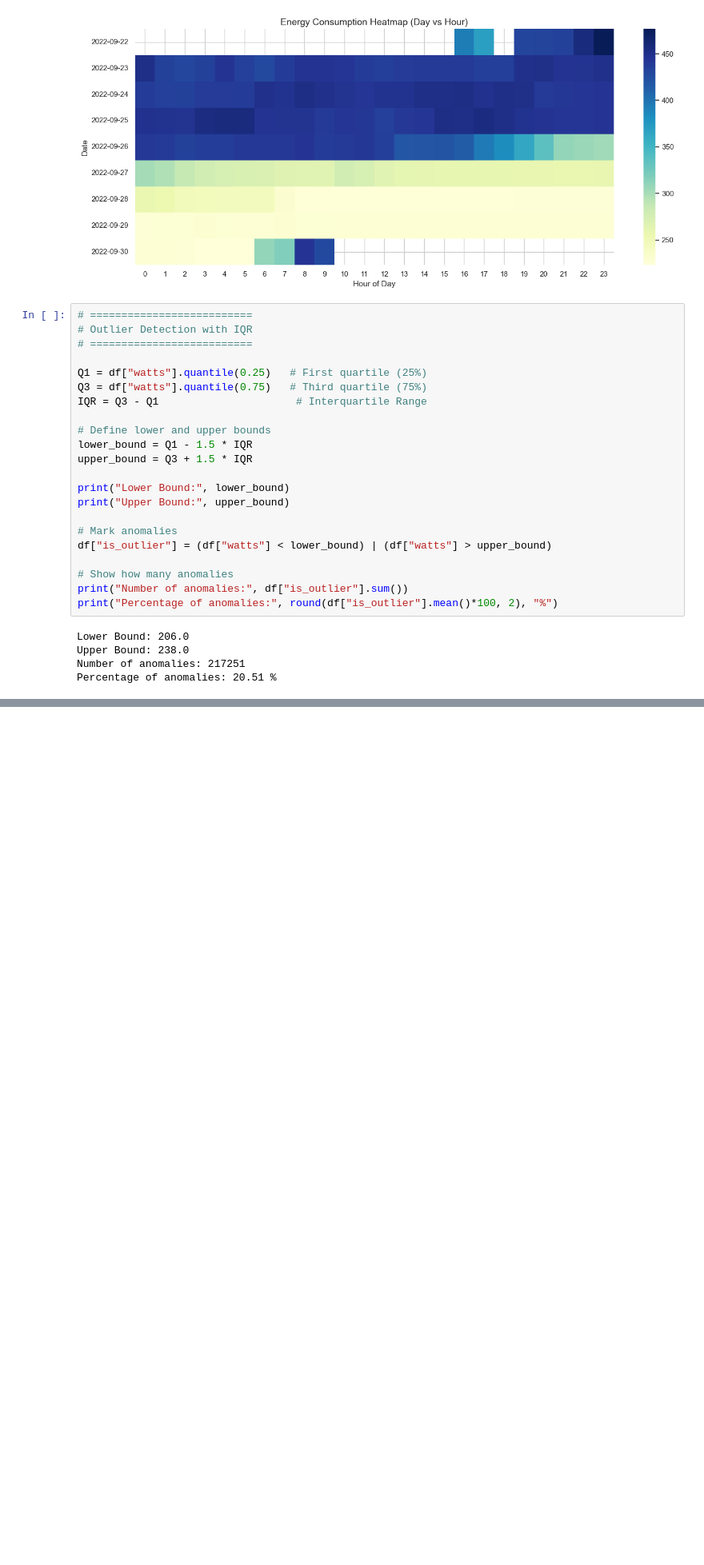
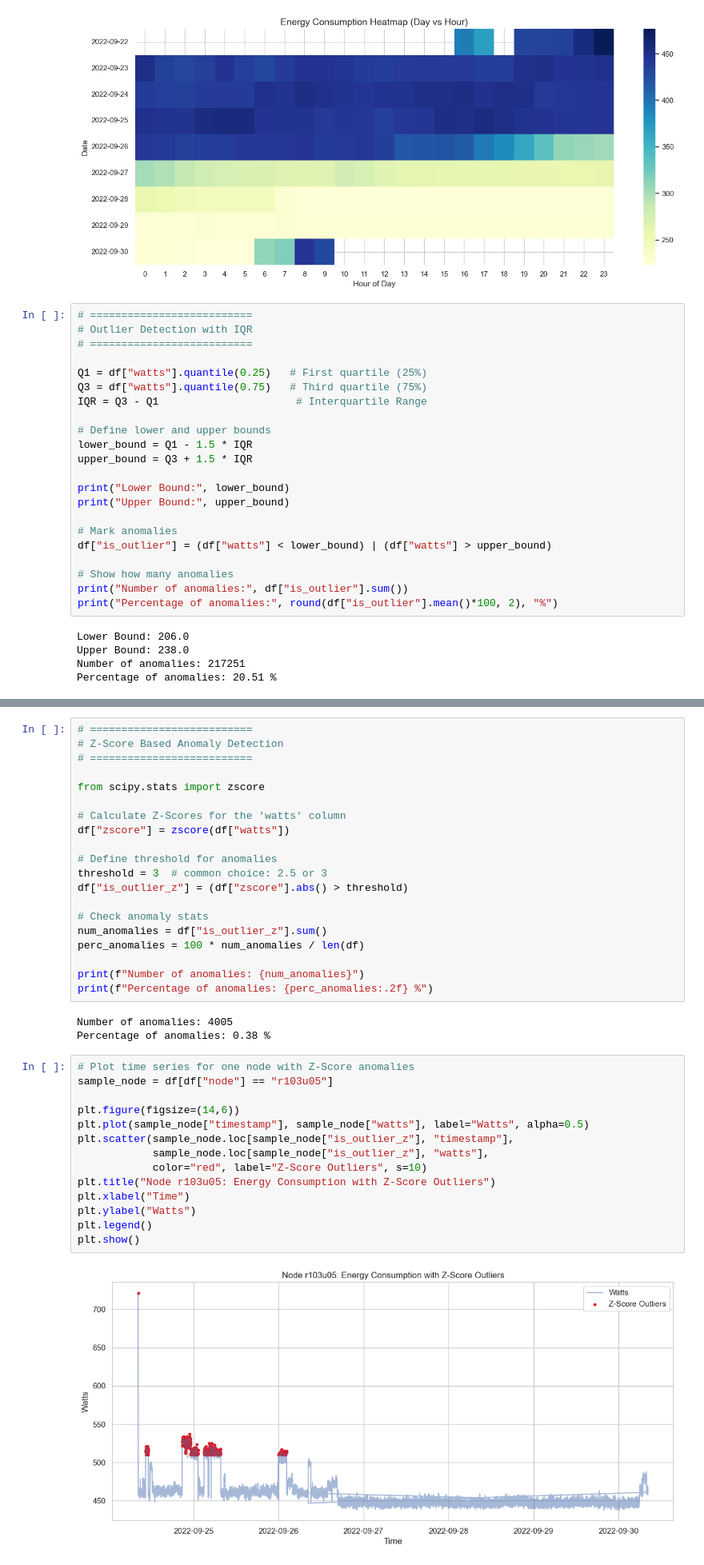
Before and after one commit to onurbalicc/llm-sustainability-analysis, a Jupyter notebook: notebooks/02_feature_engineering.ipynb, the cells around one changed output, grey strips where cells are left out. Shown: that part at 80% size. Cells and saved outputs as stored; diff of their text form; blank space fills up the shorter version.

```diff
--- a/notebooks/02_feature_engineering.ipynb
+++ b/notebooks/02_feature_engineering.ipynb
@@ -188,0 +253,39 @@ Percentage of anomalies: 20.51 %
+# %%
+# ==========================
+# Z-Score Based Anomaly Detection
+# ==========================
+
+from scipy.stats import zscore
+
+# Calculate Z-Scores for the 'watts' column
+df["zscore"] = zscore(df["watts"])
+
+# Define threshold for anomalies
+threshold = 3  # common choice: 2.5 or 3
+df["is_outlier_z"] = (df["zscore"].abs() > threshold)
+
+# Check anomaly stats
+num_anomalies = df["is_outlier_z"].sum()
+perc_anomalies = 100 * num_anomalies / len(df)
+
+print(f"Number of anomalies: {num_anomalies}")
+print(f"Percentage of anomalies: {perc_anomalies:.2f} %")
+# %% [output]
+Number of anomalies: 4005
+Percentage of anomalies: 0.38 %
+# %%
+# Plot time series for one node with Z-Score anomalies
+sample_node = df[df["node"] == "r103u05"]
+
+plt.figure(figsize=(14,6))
+plt.plot(sample_node["timestamp"], sample_node["watts"], label="Watts", alpha=0.5)
+plt.scatter(sample_node.loc[sample_node["is_outlier_z"], "timestamp"],
+            sample_node.loc[sample_node["is_outlier_z"], "watts"],
+            color="red", label="Z-Score Outliers", s=10)
+plt.title("Node r103u05: Energy Consumption with Z-Score Outliers")
+plt.xlabel("Time")
+plt.ylabel("Watts")
+plt.legend()
+plt.show()
+# %% [output]
+[figure, added]
```
Also changed, not shown: parts of 7 cells of this notebook.
